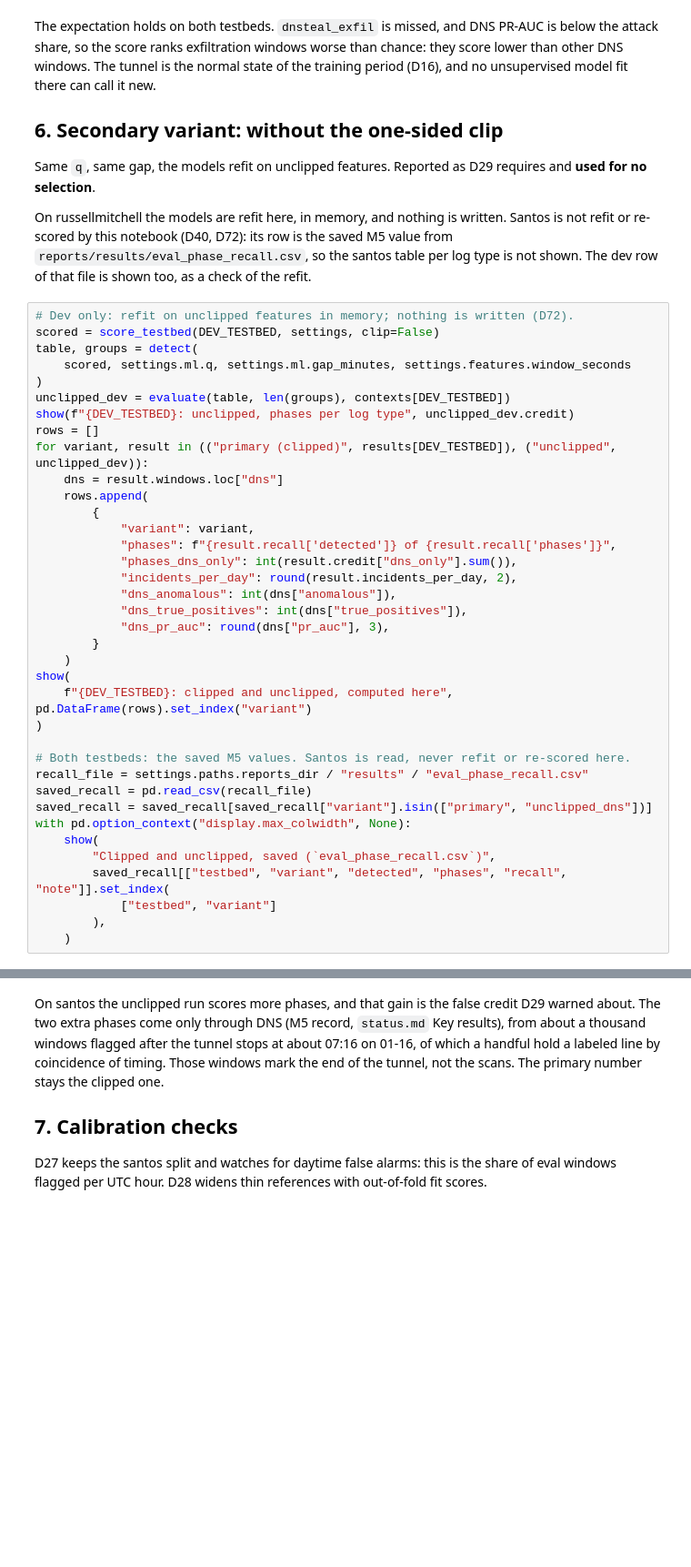
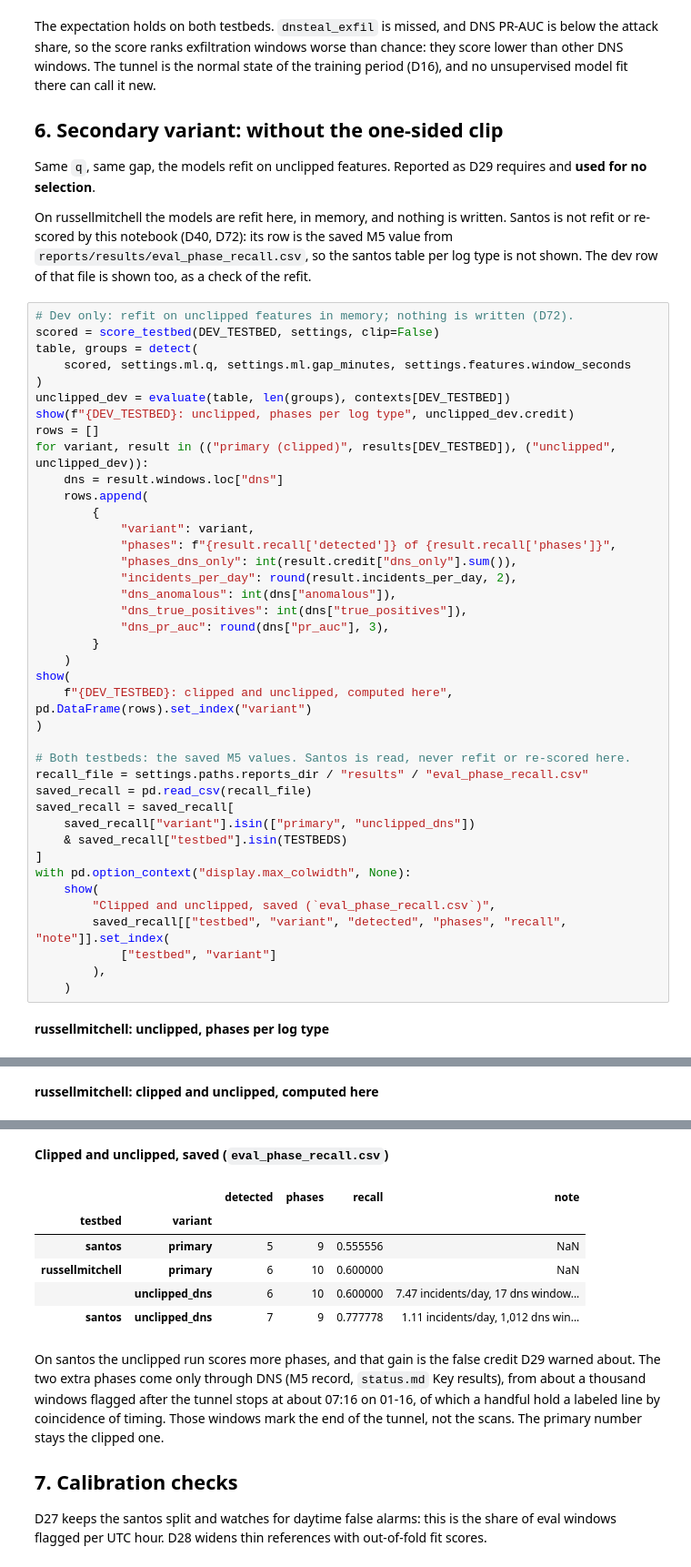
Before and after one commit to EmirSalmanDev/cmpe412, a Jupyter notebook: notebooks/03_ml_models.ipynb, the cells around one changed output, grey strips where cells are left out. Shown at 91% size. Saved outputs shown, nothing was run; the diff lists cells and outputs as text; blank space fills up the shorter version.

```diff
--- a/notebooks/03_ml_models.ipynb
+++ b/notebooks/03_ml_models.ipynb
@@ -278,7 +278,10 @@ show(
 # Both testbeds: the saved M5 values. Santos is read, never refit or re-scored here.
 recall_file = settings.paths.reports_dir / "results" / "eval_phase_recall.csv"
 saved_recall = pd.read_csv(recall_file)
-saved_recall = saved_recall[saved_recall["variant"].isin(["primary", "unclipped_dns"])]
+saved_recall = saved_recall[
+    saved_recall["variant"].isin(["primary", "unclipped_dns"])
+    & saved_recall["testbed"].isin(TESTBEDS)
+]
 with pd.option_context("display.max_colwidth", None):
     show(
         "Clipped and unclipped, saved (`eval_phase_recall.csv`)",
@@ -286,3 +289,5 @@ with pd.option_context("display.max_colwidth", None):
             ["testbed", "variant"]
         ),
     )
+# %% [output]
+**russellmitchell: unclipped, phases per log type**
@@ -288,0 +306 @@ with pd.option_context("display.max_colwidth", None):
+**russellmitchell: clipped and unclipped, computed here**
@@ -289,3 +311,10 @@ with pd.option_context("display.max_colwidth", None):
+**Clipped and unclipped, saved (`eval_phase_recall.csv`)**
+|  |  | detected | phases | recall | note |
+| testbed | variant |  |  |  |  |
+| santos | primary | 5 | 9 | 0.555556 | NaN |
+| russellmitchell | primary | 6 | 10 | 0.600000 | NaN |
+|  | unclipped_dns | 6 | 10 | 0.600000 | 7.47 incidents/day, 17 dns window... |
+| santos | unclipped_dns | 7 | 9 | 0.777778 | 1.11 incidents/day, 1,012 dns win... |
 # %% [markdown]
 On santos the unclipped run scores more phases, and that gain is the false credit D29 warned about. The two extra phases come only through DNS (M5 record, `status.md` Key results), from about a thousand windows flagged after the tunnel stops at about 07:16 on 01-16, of which a handful hold a labeled line by coincidence of timing. Those windows mark the end of the tunnel, not the scans. The primary number stays the clipped one.
 
```
Also changed, not shown: parts of 3 cells of this notebook, 4 other files.
